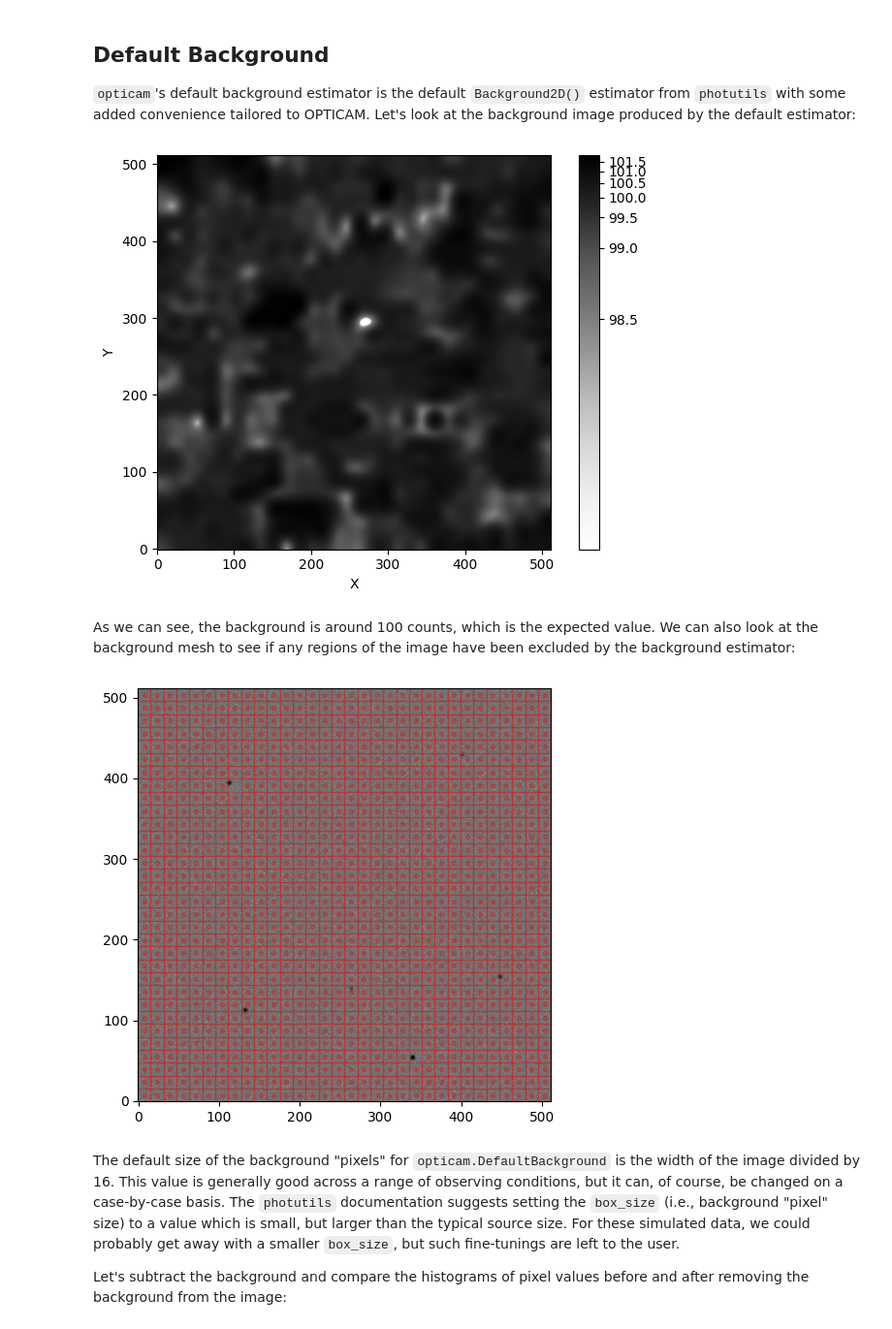
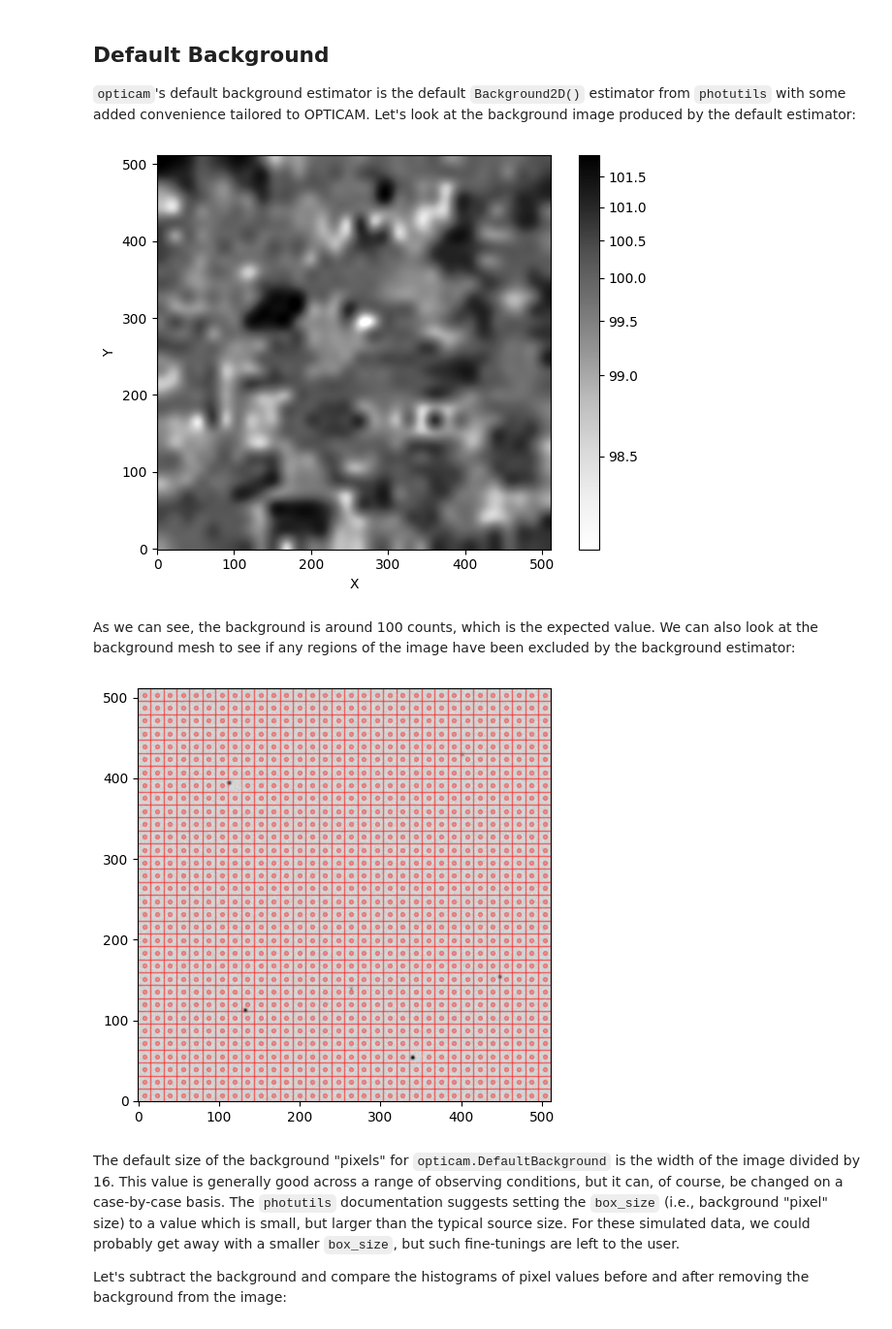
Before and after one commit to OPTICAM-instrument/opticam, a Jupyter notebook: docs/tutorials/backgrounds.ipynb, the cells around one changed output. Shown at 97% size. Drawn from its saved outputs; the diff is of its cells as text; code cells hidden in the pictures.

Commit message:
docs: updated tutorials

```diff
--- a/docs/tutorials/backgrounds.ipynb
+++ b/docs/tutorials/backgrounds.ipynb
@@ -7,10 +7,14 @@
 
 First thing's first, let's create and open an image so we can compute its background:
 # %%
+from pathlib import Path
+
 import opticam
 
+out_dir = Path('out')
+
 opticam.generate_observations(
-    out_directory='background_tutorial/data',
+    out_directory=out_dir / 'data',
     n_images=5,
     circular_aperture=False,
     )
@@ -27,9 +31,9 @@ from astropy.io import fits
 import numpy as np
 import os
 
-files = os.listdir('background_tutorial/data')
+files = os.listdir(out_dir / 'data')
 
-with fits.open(f"background_tutorial/data/{files[0]}") as hdul:
+with fits.open(out_dir / 'data' / files[0]) as hdul:
     print(repr(hdul[0].header))
     image = np.array(hdul[0].data)
 # %% [output]
@@ -82,7 +86,7 @@ fig, ax = plt.subplots(tight_layout=True)
 
 im = ax.imshow(
     bkg_image,
-    norm=simple_norm(bkg_image, stretch="log"),
+    norm=simple_norm(bkg_image, stretch="sqrt"),
     origin="lower",
     cmap="Greys",
     )
@@ -94,29 +98,29 @@ ax.set_ylabel("Y")
 
 plt.show()
 # %% [output]
-[figure, old version]
+[figure, new version]
 # %% [markdown]
 As we can see, the background is around 100 counts, which is the expected value. We can also look at the background mesh to see if any regions of the image have been excluded by the background estimator:
 # %%
 fig, ax = plt.subplots(tight_layout=True)
 
 im = ax.imshow(
     image,
-    norm=simple_norm(image, stretch="log"),
+    norm=simple_norm(image, stretch="sqrt"),
     origin="lower",
     cmap="Greys",
     )
 bkg.plot_meshes(
     outlines=True,
     marker='.',
-    color='red',
+    color='r',
     alpha=0.3,
     ax=ax,
     )
 
 plt.show()
 # %% [output]
-[figure, old version]
+[figure, new version]
 # %% [markdown]
 The default size of the background "pixels" for `opticam.DefaultBackground` is the width of the image divided by 16. This value is generally good across a range of observing conditions, but it can, of course, be changed on a case-by-case basis. The `photutils` documentation suggests setting the `box_size` (i.e., background "pixel" size) to a value which is small, but larger than the typical source size. For these simulated data, we could probably get away with a smaller `box_size`, but such fine-tunings are left to the user.
 
```
Also changed, not shown: parts of 7 cells of this notebook, 9 other files.
